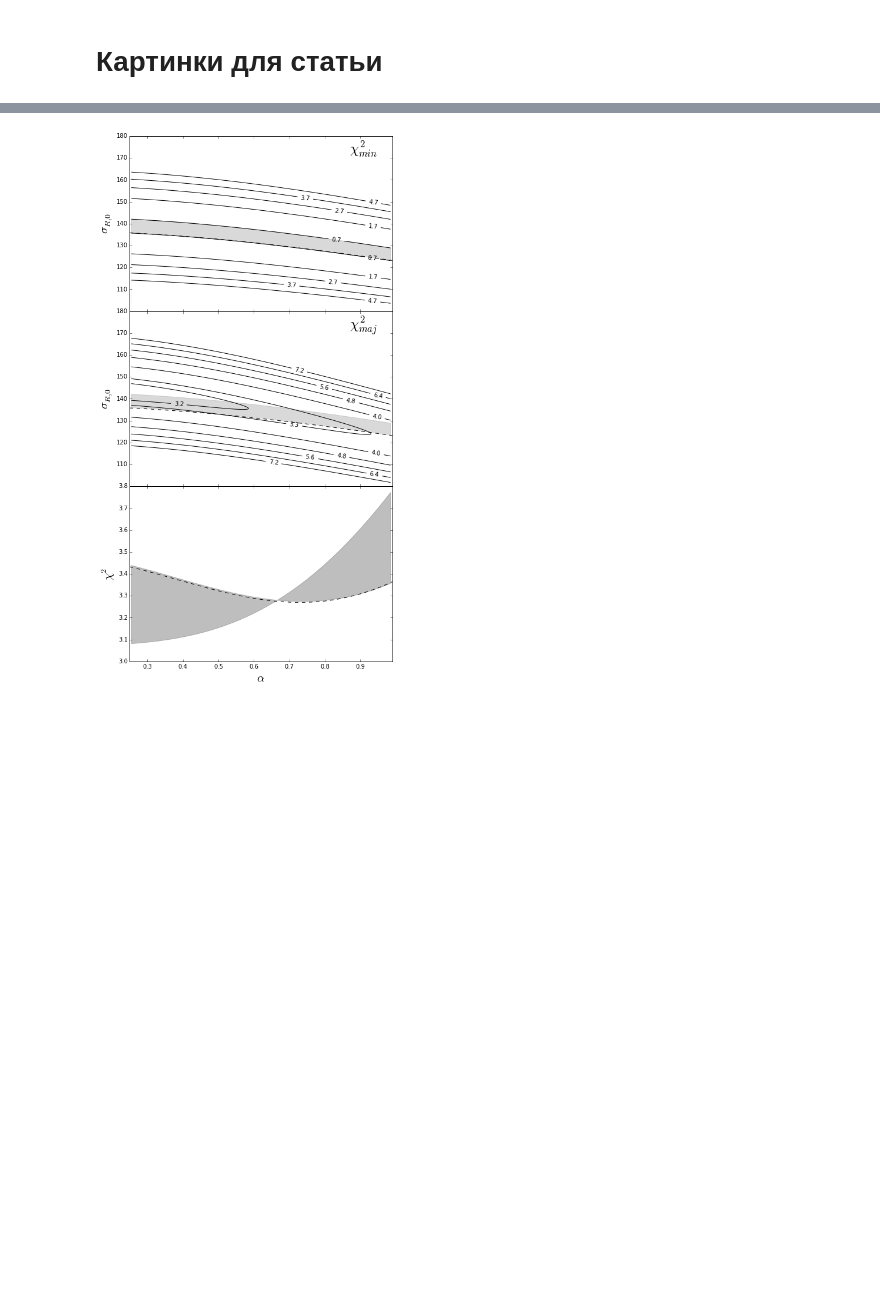
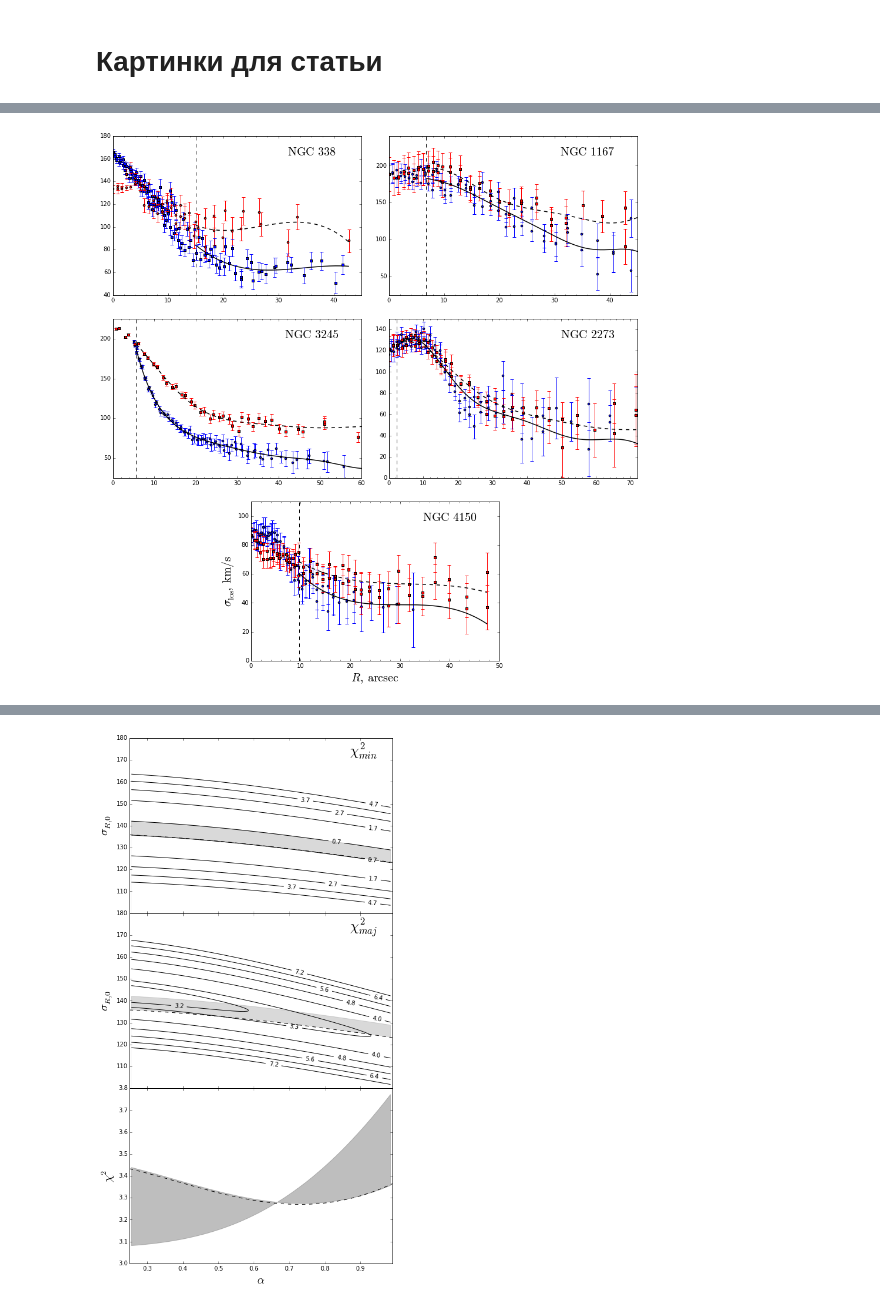
Before and after one commit to Amarchuk/2FInstability, a Jupyter notebook: notebooks/NGC338_cut.ipynb, the cells around one changed output, grey strips where cells are left out. Saved outputs shown, nothing was run; the diff lists cells and outputs as text; code cells hidden in the pictures; blank space fills up the shorter version.

```diff
--- a/notebooks/NGC338_cut.ipynb
+++ b/notebooks/NGC338_cut.ipynb
@@ -1049,0 +1053,81 @@ plt.show()
+# %%
+os.chdir(tex_imgs_dir)
+# fig, axes = plt.subplots(nrows=2, ncols=2, sharex=False, sharey=False, figsize=[12,8])
+
+ind = 0
+# Для 4150 - http://adsabs.harvard.edu/cgi-bin/bib_query?2010ApJ...716..942F,
+# для 3245 - http://adsabs.harvard.edu/cgi-bin/bib_query?2012ApJ...754...67F
+rebs = [6.7, 5.5, 2.2, np.power(10, 2.81)/(13.74*10**6)*180*60*60/np.pi]
+names  = [r'$\rm{NGC\, 1167}$', r'$\rm{NGC\, 3245}$', r'$\rm{NGC\, 2273}$', r'$\rm{NGC\, 4150}$']
+
+fig = plt.figure(figsize=[16,16])
+ax1 = plt.subplot2grid(shape=(3,4), loc=(0,0), colspan=2)
+ax2 = plt.subplot2grid((3,4), (0,2), colspan=2)
+ax3 = plt.subplot2grid((3,4), (1,0), colspan=2)
+ax4 = plt.subplot2grid((3,4), (1,2), colspan=2)
+ax5 = plt.subplot2grid((3,4), (2,1), colspan=2)
+axes = [ax1, ax2, ax3, ax4, ax5]
+
+plot_n338_svelos(ax1)
+ax1.text(0.8, 0.9, r'$\rm{NGC\, 338}$', fontsize=20, ha='center', va='center', transform=ax1.transAxes)
+ax1.xaxis.set_major_locator(MultipleLocator(10))
+ax1.xaxis.set_minor_locator(MultipleLocator(2))
+ax1.set_xlim(0, 45)
+# ax1.yaxis.set_label_coords(-0.045, 0.5)
+# ax1.set_ylabel(r'$\sigma_{\rm{los}},\, \rm{km/s}$', fontsize=15)
+# ax1.set_xlabel(r'$R,\, \rm{arcsec}$', fontsize=15)
+
+for name in ['n1167', 'n3245', 'n2273', 'n4150']:
+    a,b,c = zip(*np.load(name + '_maj.npy'))
+    ax = axes[ind+1]
+    reb = rebs[ind]
+    ax.errorbar(a, b, yerr=c, fmt='.', marker='o', markersize=3.5, mew=1, color='blue')
+    a,b,c = zip(*np.load(name + '_min.npy'))
+    ax.errorbar(a, b, yerr=c, fmt='.', marker='s', markersize=3.5, mew=1, color='red')
+    a,b = zip(*np.load(name + '_maj_poly.npy'))
+    a_len = len(a)
+    a = filter(lambda l: l > reb, a)
+    b = b[(a_len-len(a)):]
+    ax.plot(a,b, '-', color='black', lw=1.5)
+    a,b = zip(*np.load(name + '_min_poly.npy'))
+    a_len = len(a)
+    a = filter(lambda l: l > reb, a)
+    b = b[(a_len-len(a)):]
+    ax.plot(a,b, '--', color='black', lw=1.5)
+    ax.xaxis.set_major_locator(MultipleLocator(10))
+    ax.xaxis.set_minor_locator(MultipleLocator(2))
+#     ax.plot([reb, reb],[0, (50 - 30*(ind/2))], color='black', lw=2)
+    ax.axvline(x=reb, ls='--', color='black')
+    ax.text(0.8, 0.9, names[ind], fontsize=20, ha='center', va='center', transform=ax.transAxes)
+#     ax.yaxis.set_label_coords(-0.045, 0.5)
+#     ax.set_ylabel(r'$\sigma_{\rm{los}},\, \rm{km/s}$', fontsize=15)
+#     ax.set_xlabel(r'$R,\, \rm{arcsec}$', fontsize=15)
+    ind += 1
+
+ax2.set_ylim(25, 240)
+ax2.set_xlim(0, 45)
+# ax2.set_ylabel(r'$\sigma_{\rm{los}},\, \rm{km/s}$', fontsize=15)
+
+ax3.set_ylim(25, 225)
+ax3.set_xlim(0, 60)
+# ax3.axes.yaxis.set_ticklabels([])
+
+ax4.set_ylim(0, 150)
+ax4.set_xlim(0, 72)
+# ax4.set_ylabel(r'$\sigma_{\rm{los}},\, \rm{km/s}$', fontsize=10)
+# ax4.set_xlabel(r'$R,\, \rm{arcsec}$', fontsize=15)
+
+ax5.set_ylim(0, 110)
+# ax5.set_xlim(0, 50)
+# ax5.axes.yaxis.set_ticklabels([])
+ax5.set_ylabel(r'$\sigma_{\rm{los}},\, \rm{km/s}$', fontsize=20)
+ax5.set_xlabel(r'$R,\, \rm{arcsec}$', fontsize=20)
+
+
+fig.subplots_adjust(wspace=0.25, hspace=0.15)
+plt.savefig('all_sig_los.eps', format='eps')
+plt.savefig('all_sig_los.png', format='png')
+plt.savefig('all_sig_los.pdf', format='pdf', dpi=150)
+plt.show()
+# %% [output]
+[figure, added]
```
Also changed, not shown: parts of 4 cells of this notebook, 2 other files.
